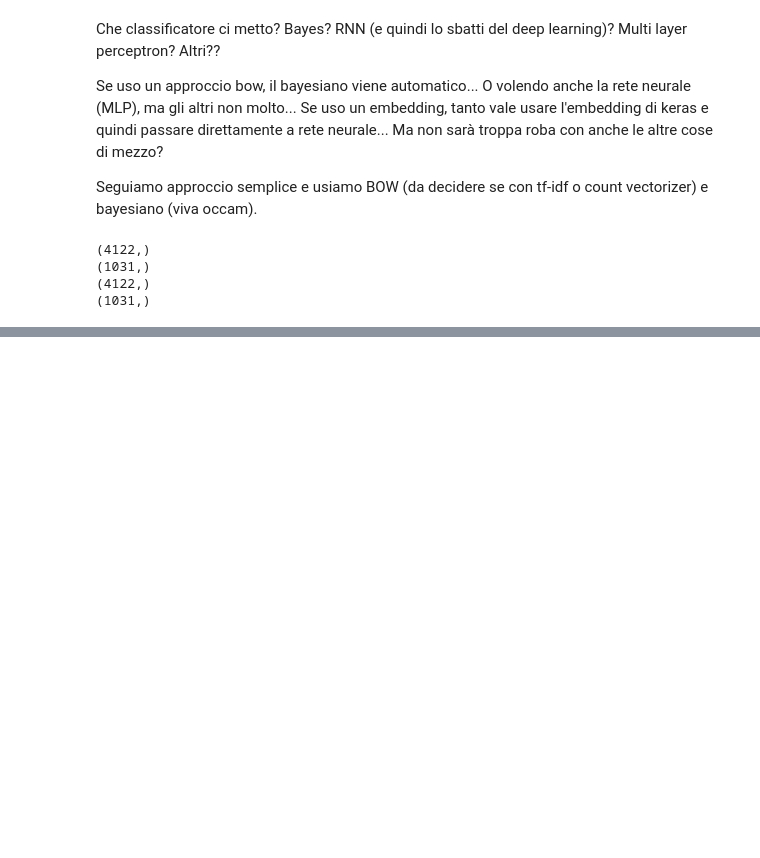
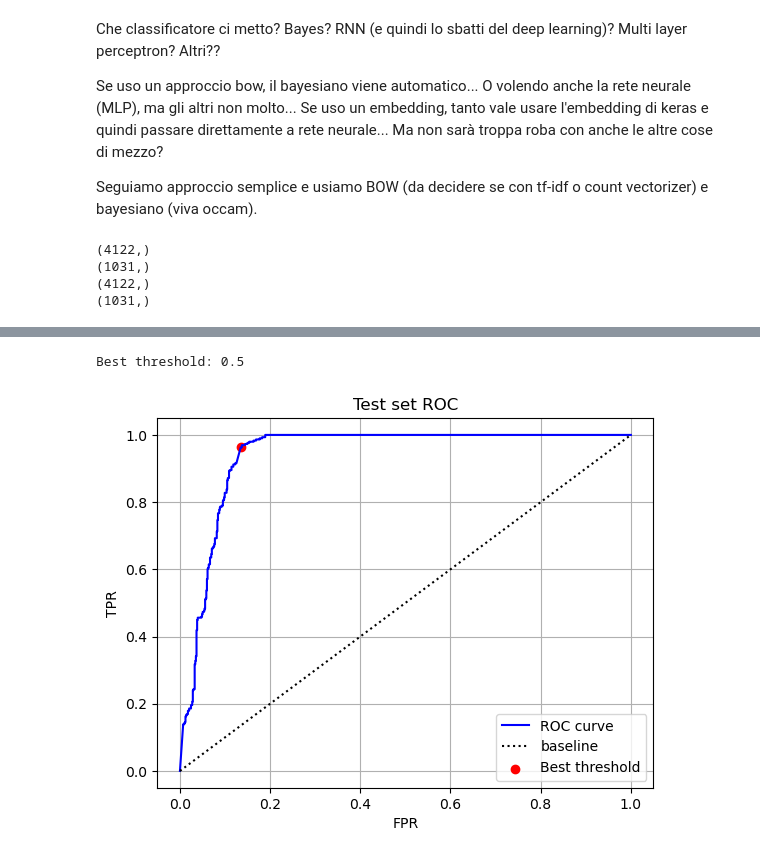
Before and after one commit to AlessioCalvagno/natural-language-processing, a Jupyter notebook: progetto finale/NLP_final_project.ipynb, the cells around one changed output, grey strips where cells are left out. Drawn from its saved outputs; the diff is of its cells as text; code cells hidden in the pictures; blank space fills up the shorter version.

```diff
--- a/progetto finale/NLP_final_project.ipynb
+++ b/progetto finale/NLP_final_project.ipynb
@@ -304,0 +337,33 @@ weighted avg       0.91      0.90      0.90      1031
+# %%
+y_pred_prob_test = model.predict_proba(X_test)
+# %%
+#positive class scores are y_pred_prob_test[:,1] because positive class is
+#in second position between model's classes
+#(you can check with model.classes_)
+fpr, tpr, thresholds = roc_curve(y_test, y_pred_prob_test[:,1],
+                                         pos_label="spam",
+                                 drop_intermediate=False)
+plt.figure()
+plt.plot(fpr,tpr,'-b', label="ROC curve")
+plt.plot(np.arange(0,1.1,0.1),np.arange(0,1.1,0.1),':k',label="baseline")
+plt.grid()
+plt.title("Test set ROC")
+plt.xlabel("FPR")
+plt.ylabel("TPR")
+
+#this section is explained below the chart
+#Euclidean distances between each ROC point and (0,1) point
+distances = np.sqrt((1-tpr)**2 + fpr**2)
+
+# find point with minimum distance from (0,1)
+index = np.argmin(distances)
+#and the corrsponding threshold
+best_threshold = thresholds[index]
+
+print(f"Best threshold: {best_threshold}")
+plt.scatter(fpr[index],tpr[index],c="r",label="Best threshold")
+plt.legend()
+plt.show()
+# %% [output]
+Best threshold: 0.5
+[figure, added]
```
Also changed, not shown: parts of 41 cells of this notebook, 1 other file.
